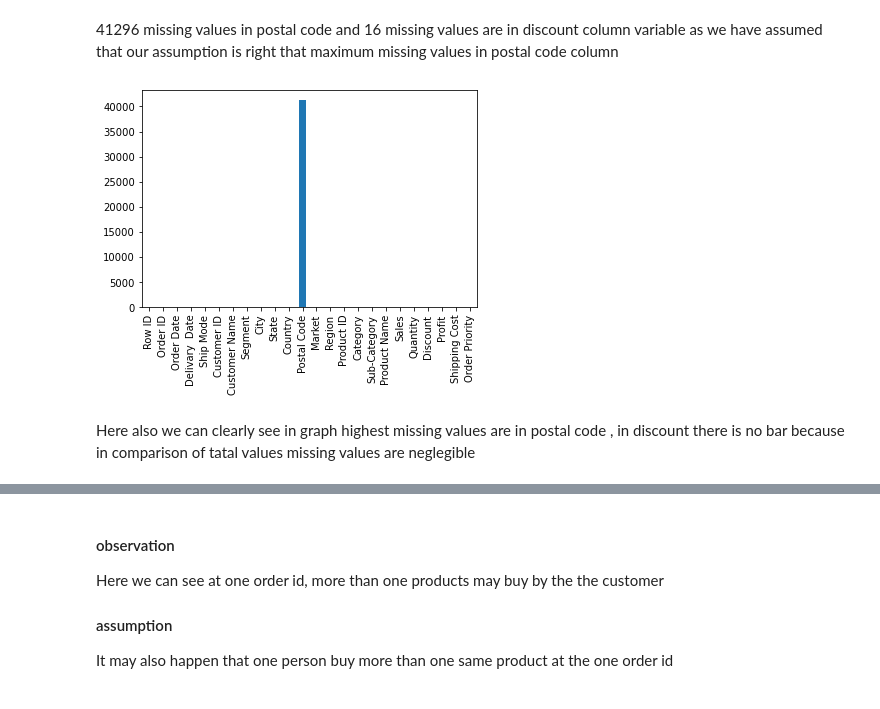
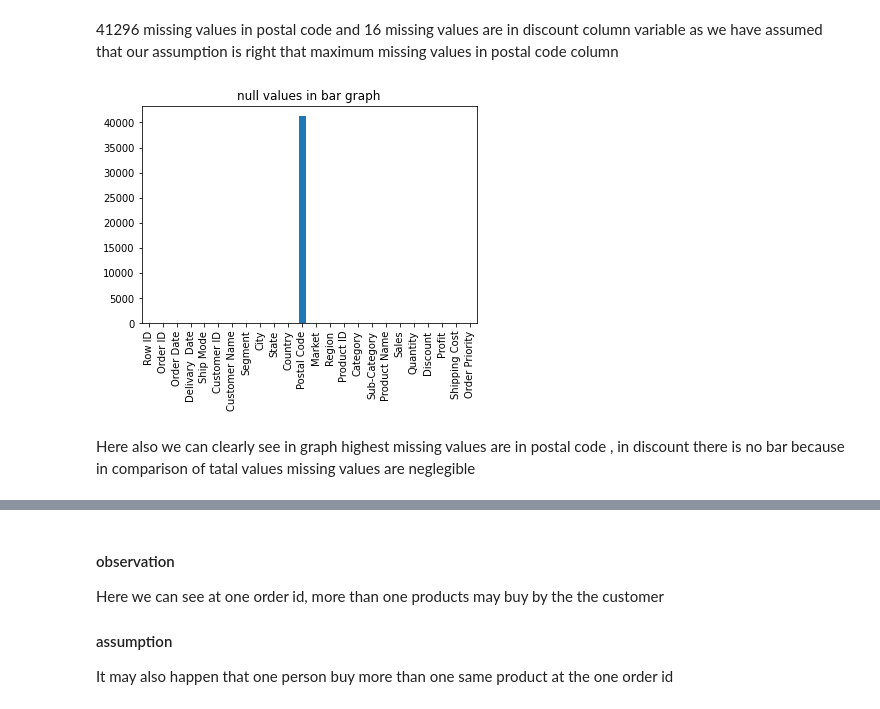
Before and after one commit to bhaglepravesh/Amazon-Sales, a Jupyter notebook: amazon_sales.ipynb, the cells around one changed output, grey strips where cells are left out. Saved outputs shown, nothing was run; the diff lists cells and outputs as text; code cells hidden in the pictures.

```diff
--- a/amazon_sales.ipynb
+++ b/amazon_sales.ipynb
@@ -218,8 +249,10 @@ dtype: int64
 41296 missing values in postal code and 16 missing values are in discount column variable as we have assumed that our assumption is right that maximum missing values in postal code column
 # %%
 graph=df.isnull().sum().plot.bar()
+plt.title("null values in bar graph")
 plt.show()
 # %% [output]
-[figure, old version]
+[figure, new version]
 # %% [markdown]
-Here also we can clearly see in graph highest missing values are in postal code , in discount there is no bar because in comparison of tatal values missing values are neglegible
+Here also we can clearly see in graph highest missing values are in postal code ,
+in discount there is no bar because in comparison of tatal values missing values are neglegible
```
Also changed, not shown: parts of 150 cells of this notebook.
